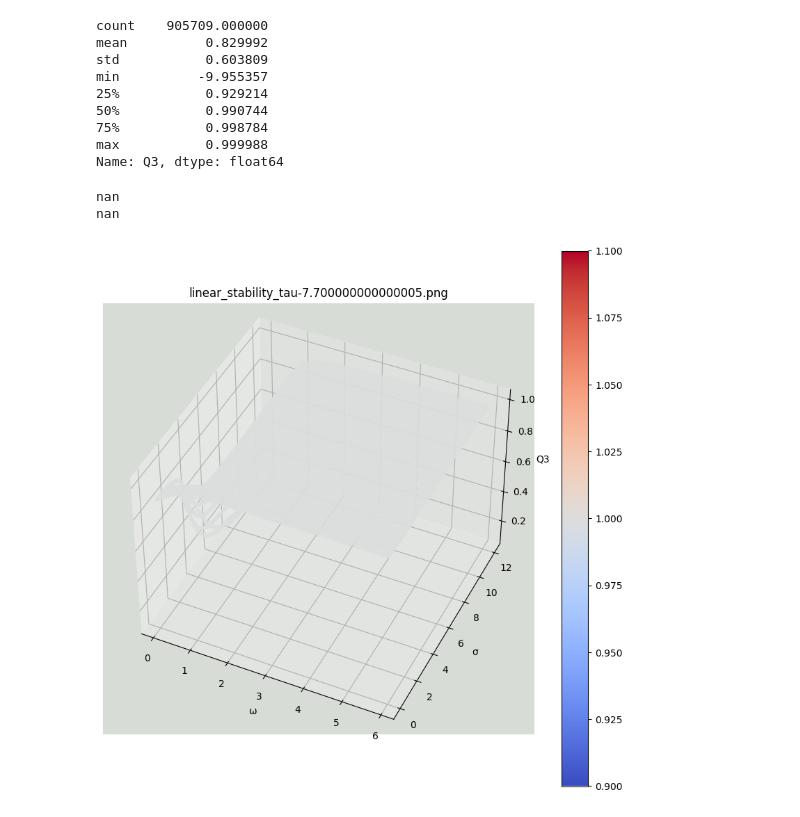
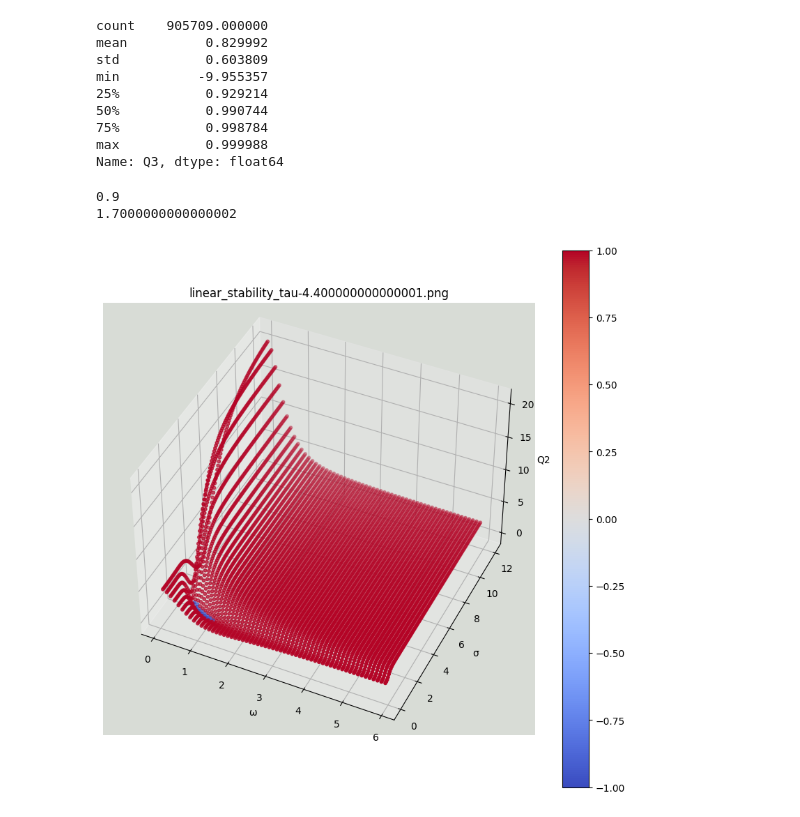
Before and after one commit to nbj2008/wilson_cowan_2d, a Jupyter notebook: notebooks/New Works/SSN Stability Analysis.ipynb, the cells around one changed output. Cells and saved outputs as stored; diff of their text form; code cells hidden in the pictures.

```diff
--- a/notebooks/New Works/SSN Stability Analysis.ipynb
+++ b/notebooks/New Works/SSN Stability Analysis.ipynb
@@ -47,22 +47,24 @@ n = 3
 k = 1
 
 τe = 1
-τi = 1 * τe
-σe = 0
-σi = 2 * σe
-ω = 0.8
+τi = 0.1 * τe
+σe = 1
+σi = 1 * σe
 
-u_bar, v_bar = np.array([0.6865, 5.1483])
+
+u_bar, v_bar = np.array([0.686, 5.14])
 param = wcp.SSNDefaultParams(τ = np.array([τe, τi]), n=n, k=k,
-                             size = 2**8, σ = np.array([σe, σi]))
+                             size = 1, σ = np.array([σe, σi]))
 
-rang = np.linspace(0,100, 1_000)
-dw_test = sta.calc_Dω_range(param, (u_bar, v_bar), 1, np.linspace(11,100,5), derv=sta.derv_SSNF)
+rang = np.linspace(0,100, 10_000)
+dw_test = sta.calc_Dω_range(param, (u_bar, v_bar),
+                            1, np.linspace(11,50,5),
+                            point_range=rang, derv=sta.derv_SSNF)
 
 _ = [plt.plot(rang, dw[0], label=dw[1]) for dw in dw_test]
 _ = plt.legend()
-_ = plt.xlim(0, 3)
-_ = plt.ylim(-5, 5)
+_ = plt.xlim(0, 5)
+_ = plt.ylim(-1, 1)
 _ = plt.hlines(0,0,1_000, color='r', linestyle=":")
 _ = plt.ylabel("D(ω)")
 _ = plt.xlabel("ω")
@@ -225,35 +233,35 @@ Name: Q3, dtype: float64
 # %%
 gen = iter(out.τ.unique())
 # %%
-Q = "Q3"
+Q = "Q2"
 
 τemp = next(gen)
 dat = out.loc[lambda x: x.τ == τemp]
 
 fig_name = f"linear_stability_tau-{τemp}.png"
 ax = plt.figure(figsize=(10,10)).add_subplot(projection='3d')
 
 im = ax.scatter(dat.ω, dat.σ, np.sign(dat[Q])*(np.abs(dat[Q])), c=np.sign(dat[Q])
                 , s=10, cmap=cm.coolwarm)
 _ = ax.set_ylabel('σ')
 _ = ax.set_xlabel('ω')
 _ = ax.set_zlabel(Q)
 _ = ax.set_title(fig_name)
 
 ax.set_facecolor('xkcd:light gray')
 ax.view_init(42, -65)
 
 print(dat.loc[lambda x: x[Q] < 0, 'σ'].min())
 print(dat.loc[lambda x: x[Q] < 0, 'σ'].max())
 
 τ = τemp
 _ = plt.colorbar(im)
 
 # plt.savefig(os.path.join(img_path, fig_name), bbox_inches='tight')
 # %% [output]
-nan
-nan
+0.9
+1.7000000000000002
-[figure, old version]
+[figure, new version]
 # %%
 fig_name = f"linear_stability_negitive_projection_tau-{τ}.png"
 sdat = dat.loc[lambda x: x.Q2 <0][['ω', 'σ', 'Q2']]
```
Also changed, not shown: parts of 4 cells of this notebook, 6 other files.
